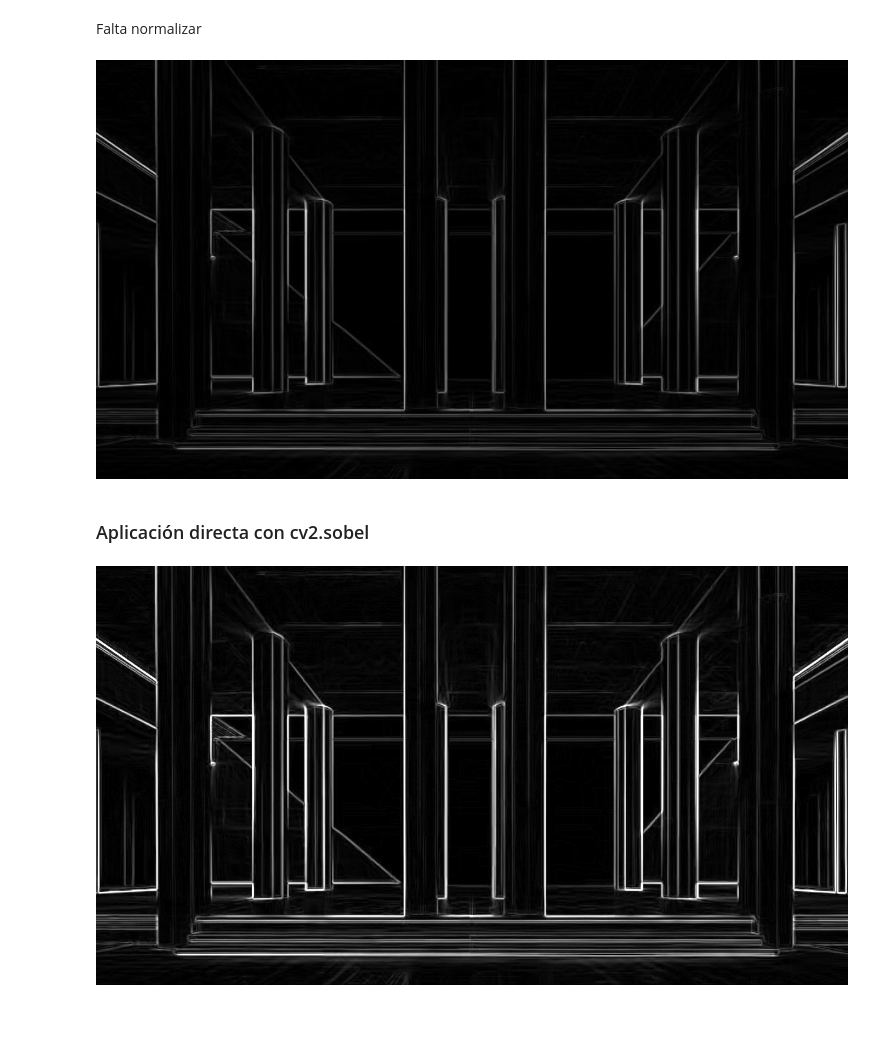
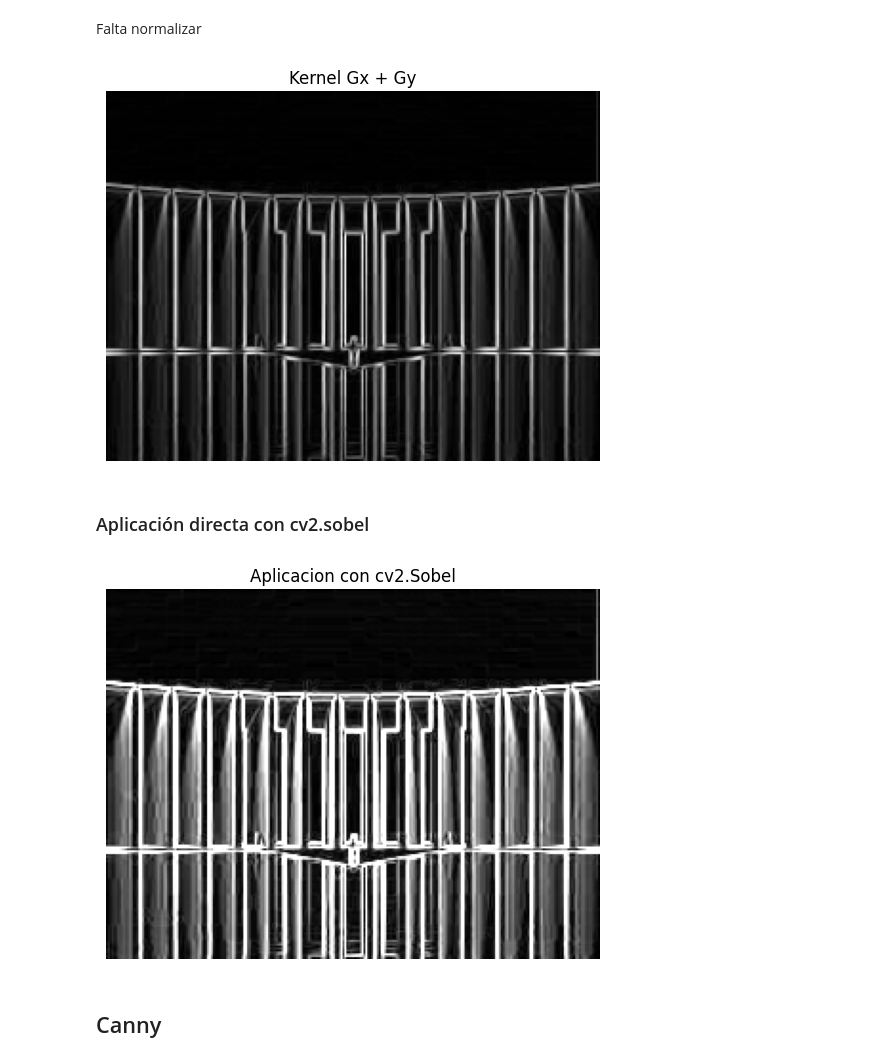
Before and after one commit to aves-1965/IA5.2_Computer_Vision, a Jupyter notebook: unidad_1/practica/tecnicas_vision/tecnicas_vision.ipynb, the cells around one changed output. Cells and saved outputs as stored; diff of their text form; code cells hidden in the pictures; blank space fills up the shorter version.

Commit message:
Comienzo Canny

```diff
--- a/unidad_1/practica/tecnicas_vision/tecnicas_vision.ipynb
+++ b/unidad_1/practica/tecnicas_vision/tecnicas_vision.ipynb
@@ -60,9 +62,12 @@ Gy = np.array([-1,-2,-1,
 # %% [markdown]
 Trabajaremos con la siguiente imagen
 # %%
-img_columnas_path = '/content/columnas.png'
+img_columnas_path = './data/columnas.jpg'
 columnas = cv2.imread(img_columnas_path)
 columnas_gray = cv2.cvtColor(columnas, cv2.COLOR_BGR2GRAY)
-
-cv2_imshow(columnas_gray)
+plt.figure()
+plt.imshow(columnas_gray, cmap='gray')
+plt.title('columnas')
+plt.axis('off')
+plt.show()
 # %% [output]
@@ -98,10 +115,14 @@ Falta normalizar
 # %%
 magnitude = cv2.normalize(magnitude, None, 0, 255, cv2.NORM_MINMAX)
 magnitude = magnitude.astype(np.uint8)
 
-cv2_imshow(magnitude)
+plt.figure()
+plt.imshow(magnitude, cmap='gray')
+plt.title('Kernel Gx + Gy')
+plt.axis('off')
+plt.show()
 # %% [output]
-[figure, old version]
+[figure, new version]
 # %% [markdown]
 ### Aplicación directa con cv2.sobel
 # %%
@@ -111,6 +132,12 @@ sobel_y = cv2.Sobel(columnas_gray, cv2.CV_32F, 0, 1)
 magnitude = cv2.magnitude(sobel_x, sobel_y)
 magnitude = cv2.convertScaleAbs(magnitude)
 
-cv2_imshow(magnitude)
+plt.figure()
+plt.imshow(magnitude, cmap='gray')
+plt.title('Aplicacion con cv2.Sobel')
+plt.axis('off')
+plt.show()
 # %% [output]
-[figure, old version]
+[figure, new version]
+# %% [markdown]
+## Canny
```
Also changed, not shown: parts of 23 cells of this notebook.
